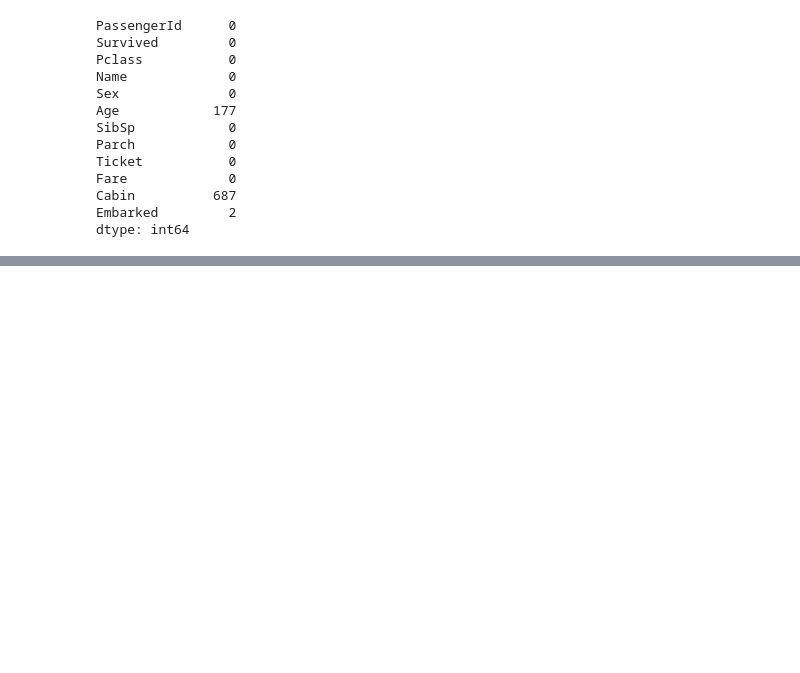
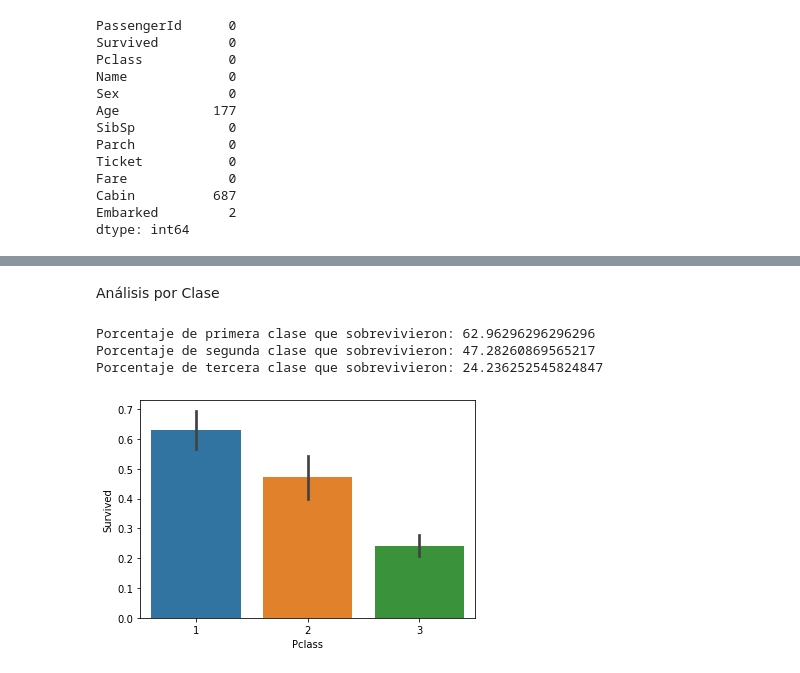
Before and after one commit to joacoh/titanic-dspj, a Jupyter notebook: notebooks/primero.ipynb, the cells around one changed output, grey strips where cells are left out. Cells and saved outputs as stored; diff of their text form; code cells hidden in the pictures; blank space fills up the shorter version.

```diff
--- a/notebooks/primero.ipynb
+++ b/notebooks/primero.ipynb
@@ -67,0 +80,15 @@ dtype: int64
+# %% [markdown]
+Análisis por Clase
+# %%
+sns.barplot(x='Pclass', y='Survived', data=traindata)
+x = traindata['Survived'][traindata['Pclass'] == 1].value_counts(normalize=True)[1]*100
+y = traindata['Survived'][traindata['Pclass'] == 2].value_counts(normalize=True)[1]*100
+z = traindata['Survived'][traindata['Pclass'] == 3].value_counts(normalize=True)[1]*100
+print('Porcentaje de primera clase que sobrevivieron:', x)
+print('Porcentaje de segunda clase que sobrevivieron:', y)
+print('Porcentaje de tercera clase que sobrevivieron:', z)
+# %% [output]
+Porcentaje de primera clase que sobrevivieron: 62.96296296296296
+Porcentaje de segunda clase que sobrevivieron: 47.28260869565217
+Porcentaje de tercera clase que sobrevivieron: 24.236252545824847
+[figure, added]
```
Also changed, not shown: parts of 12 cells of this notebook.
